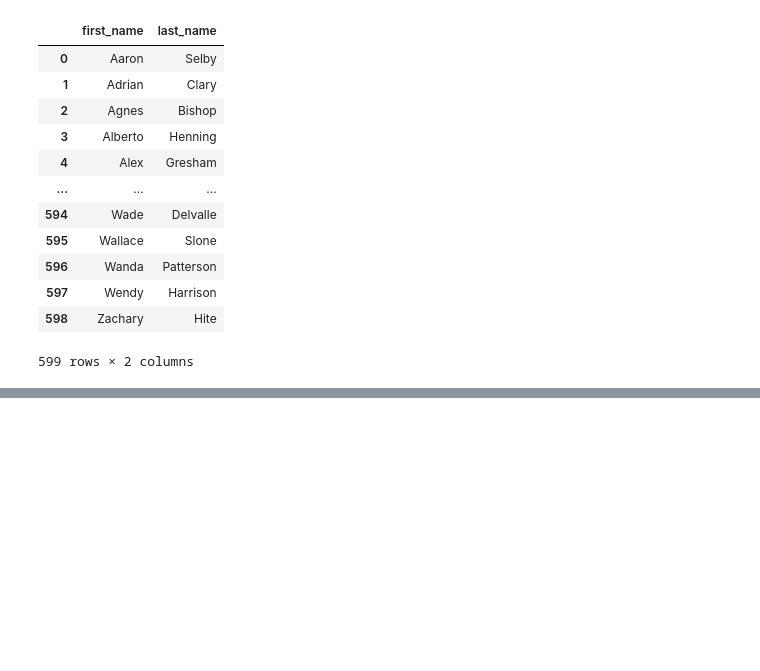
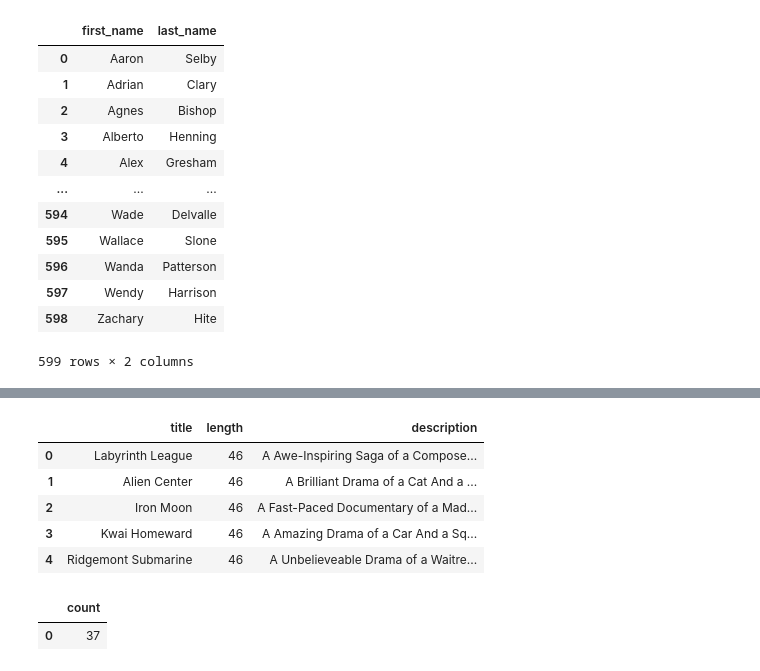
Before and after one commit to LukasRub/complete-sql-bootcamp, a Jupyter notebook: src/ORDER BY, LIMIT clauses.ipynb, the cells around one changed output, grey strips where cells are left out. Cells and saved outputs as stored; diff of their text form; code cells hidden in the pictures; blank space fills up the shorter version.

```diff
--- a/src/ORDER BY clause.ipynb
+++ b/src/ORDER BY, LIMIT clauses.ipynb
@@ -84,0 +143,25 @@ with db_connection() as conn:
+# %%
+import pandas as pd
+
+with (db_connection() as conn,
+      pd.option_context("max_colwidth", None)):
+
+    conn.fetch_all("""SELECT title, length, description
+                      FROM film
+                      ORDER BY length ASC
+                      LIMIT 5;""")
+# %% [output]
+|  | title | length | description |
+| 0 | Labyrinth League | 46 | A Awe-Inspiring Saga of a Compose... |
+| 1 | Alien Center | 46 | A Brilliant Drama of a Cat And a ... |
+| 2 | Iron Moon | 46 | A Fast-Paced Documentary of a Mad... |
+| 3 | Kwai Homeward | 46 | A Amazing Drama of a Car And a Sq... |
+| 4 | Ridgemont Submarine | 46 | A Unbelieveable Drama of a Waitre... |
+# %%
+with db_connection() as conn:
+    conn.fetch_all("""SELECT COUNT(title)
+                      FROM film
+                      WHERE length <= 50;""")
+# %% [output]
+|  | count |
+| 0 | 37 |
```
Also changed, not shown: parts of 6 cells of this notebook.
